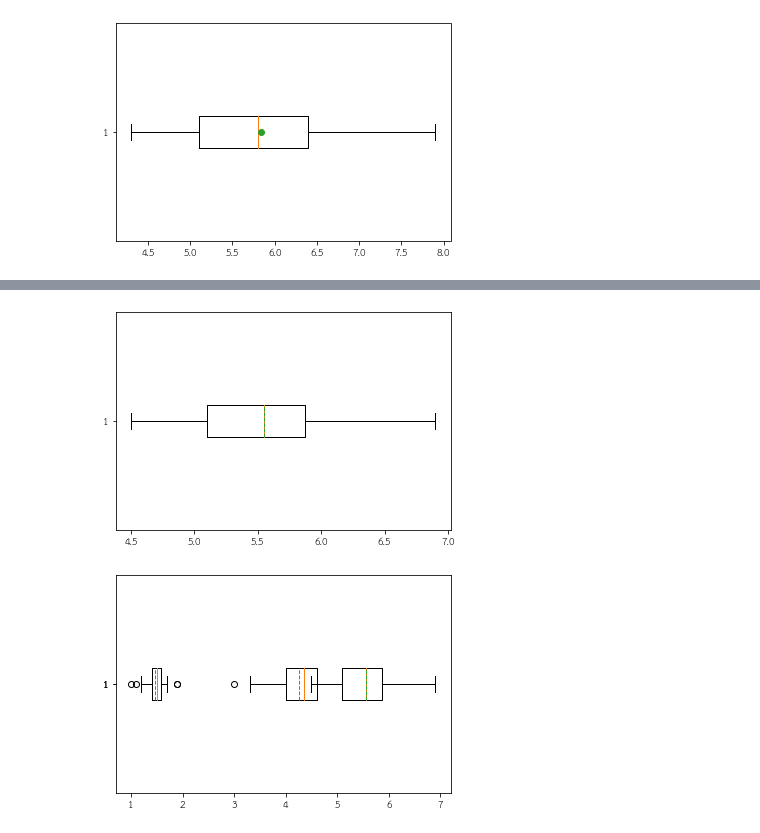
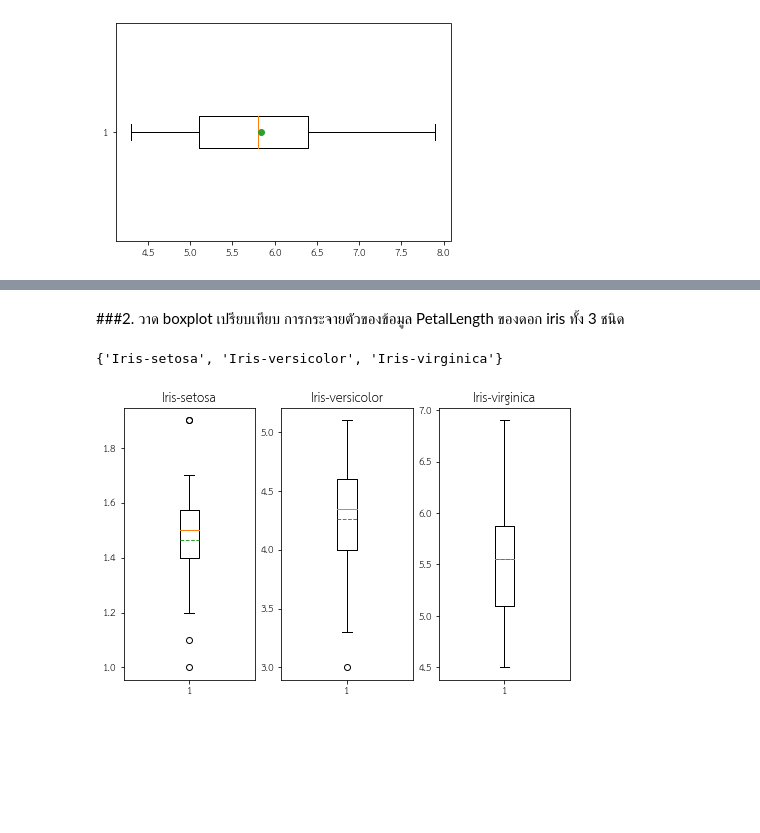
Before and after one commit to 6230204513/data_viz_2022, a Jupyter notebook: DataViz02_Data_Distribution.ipynb, the cells around one changed output, grey strips where cells are left out. Cells and saved outputs as stored; diff of their text form; code cells hidden in the pictures; blank space fills up the shorter version.

```diff
--- a/DataViz02_Data_Distribution.ipynb
+++ b/DataViz02_Data_Distribution.ipynb
@@ -371,14 +361,26 @@ Y = plt.boxplot(Y1['PetalLength'] , vert = False , meanline = True ,showmeans=Tr
-# %%
-Z1 = df[df['Name']=='Iris-virginica']
-Z = plt.boxplot(Z1['PetalLength'] , vert = False , meanline = True ,showmeans=True )
-# %% [output]
-[figure, removed]
-# %%
-X1 = df[df['Name']=='Iris-setosa']
-X = plt.boxplot(X1['PetalLength'] , vert = False , meanline = True ,showmeans=True)
-Y1 = df[df['Name']=='Iris-versicolor']
-Y = plt.boxplot(Y1['PetalLength'] , vert = False , meanline = True ,showmeans=True)
-Z1 = df[df['Name']=='Iris-virginica']
-Z = plt.boxplot(Z1['PetalLength'] , vert = False , meanline = True ,showmeans=True )
-# %% [output]
-[figure, removed]
+# %% [markdown]
+###2. วาด boxplot เปรียบเทียบ การกระจายตัวของข้อมูล PetalLength ของดอก iris ทั้ง 3 ชนิด
+# %%
+set(df['Name'])
+# %% [output]
+{'Iris-setosa', 'Iris-versicolor', 'Iris-virginica'}
+# %%
+#แสดงในตารางเดียวกัน
+plt.figure(figsize = (8,5)) #กำหนดกราฟ
+
+plt.subplot(1, 3, 1)  #subplot แบ่งกราฟให้มี 1 แถว 3 คอลัมน์ อันนี้คือ คอลัมน์ที่ 1
+plt.title('Iris-setosa') #ตั้งชื่อ คอลัมน์ที่ 1 เป็น Iris-setosa
+X1 = df[df['Name']=='Iris-setosa'] # กำหนดให้  X1 คือ ตารางที่  Name คือ Iris-setosa
+X = plt.boxplot(X1['PetalLength'] , meanline = True ,showmeans=True) # X คือ นำค่า PetalLength มาสร้าง boxplot โดยอาศัยตารางจาก X1 ที่กำหนดให้มีแค่ Name ของ Iris-setosa
+
+plt.subplot(1, 3, 2) #คอลัมน์ที่ 2
+plt.title('Iris-versicolor') #ตั้งชื่อ คอลัมน์ที่ 2 เป็น Iris-versicolor
+Y1 = df[df['Name']=='Iris-versicolor'] # กำหนดให้  Y1 คือ ตารางที่  Name คือ Iris-versicolor
+Y = plt.boxplot(Y1['PetalLength'] , meanline = True ,showmeans=True) # Y คือ นำค่า PetalLength มาสร้าง boxplot โดยอาศัยตารางจาก Y1 ที่กำหนดให้มีแค่ Name ของ Iris-versicolor
+
+plt.subplot(1, 3, 3) #คอลัมน์ที่ 3
+plt.title('Iris-virginica') #ตั้งชื่อ คอลัมน์ที่ 3 เป็น Iris-virginica
+Z1 = df[df['Name']=='Iris-virginica'] # กำหนดให้  Z1 คือ ตารางที่  Name คือ Iris-virginica
+Z = plt.boxplot(Z1['PetalLength'] , meanline = True ,showmeans=True )  # Z คือ นำค่า PetalLength มาสร้าง boxplot โดยอาศัยตารางจาก Z1 ที่กำหนดให้มีแค่ Name ของ Iris-virginica
+# %% [output]
+[figure, added]
```
Also changed, not shown: parts of 10 cells of this notebook.
